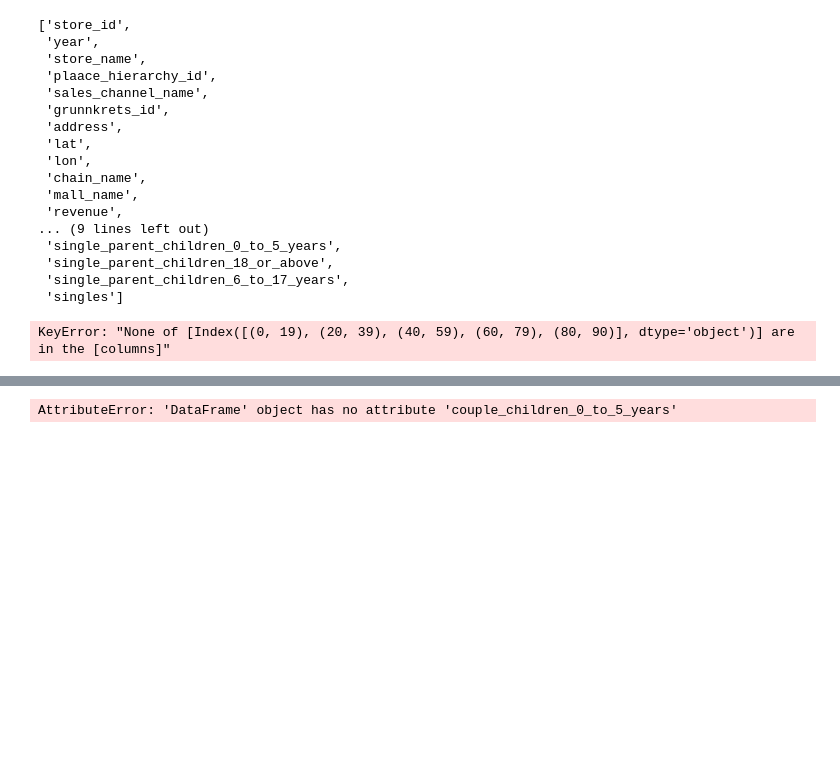
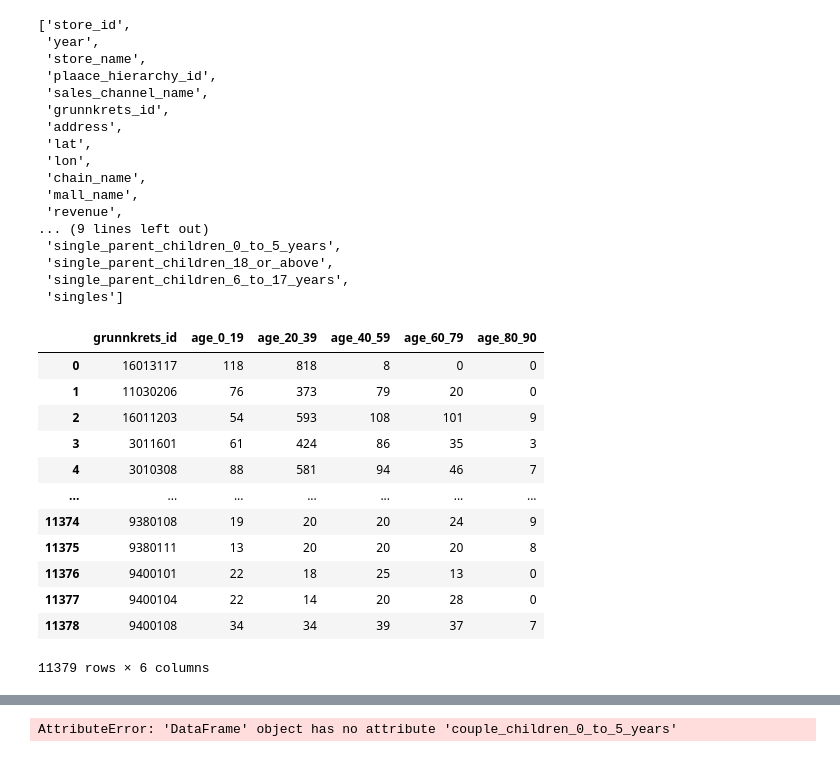
Before and after one commit to kasparpg/maskinprosjekt, a Jupyter notebook: eda.ipynb, the cells around one changed output, grey strips where cells are left out. Cells and saved outputs as stored; diff of their text form; code cells hidden in the pictures; blank space fills up the shorter version.

```diff
--- a/eda.ipynb
+++ b/eda.ipynb
@@ -78,9 +78,22 @@ list(train)
  'single_parent_children_6_to_17_years',
  'singles']
 # %%
-np.mean(train[age_ranges], axis=0)
+age.mean(axis=0)
+age
 # %% [output]
+|  | grunnkrets_id | age_0_19 | age_20_39 | age_40_59 | age_60_79 | age_80_90 |
+| 0 | 16013117 | 118 | 818 | 8 | 0 | 0 |
+| 1 | 11030206 | 76 | 373 | 79 | 20 | 0 |
+| 2 | 16011203 | 54 | 593 | 108 | 101 | 9 |
+| 3 | 3011601 | 61 | 424 | 86 | 35 | 3 |
+| 4 | 3010308 | 88 | 581 | 94 | 46 | 7 |
+| ... | ... | ... | ... | ... | ... | ... |
+| 11374 | 9380108 | 19 | 20 | 20 | 24 | 9 |
+| 11375 | 9380111 | 13 | 20 | 20 | 20 | 8 |
+| 11376 | 9400101 | 22 | 18 | 25 | 13 | 0 |
+| 11377 | 9400104 | 22 | 14 | 20 | 28 | 0 |
+| 11378 | 9400108 | 34 | 34 | 39 | 37 | 7 |
-KeyError: "None of [Index([(0, 19), (20, 39), (40, 59), (60, 79), (80, 90)], dtype='object')] are in the [columns]"
+11379 rows × 6 columns
 # %%
 spatial_2016 = only_2016_data(spatial)
 income_2016 = only_2016_data(income)
```
Also changed, not shown: 8 other files.
